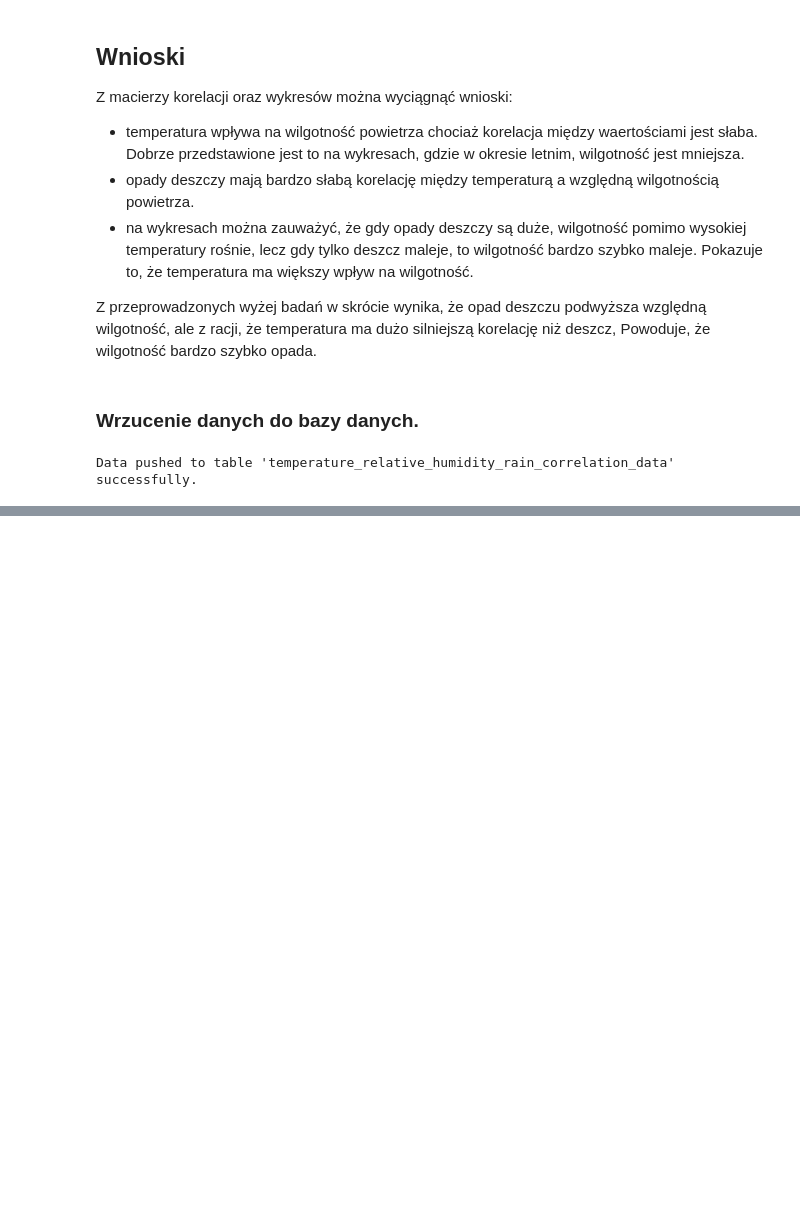
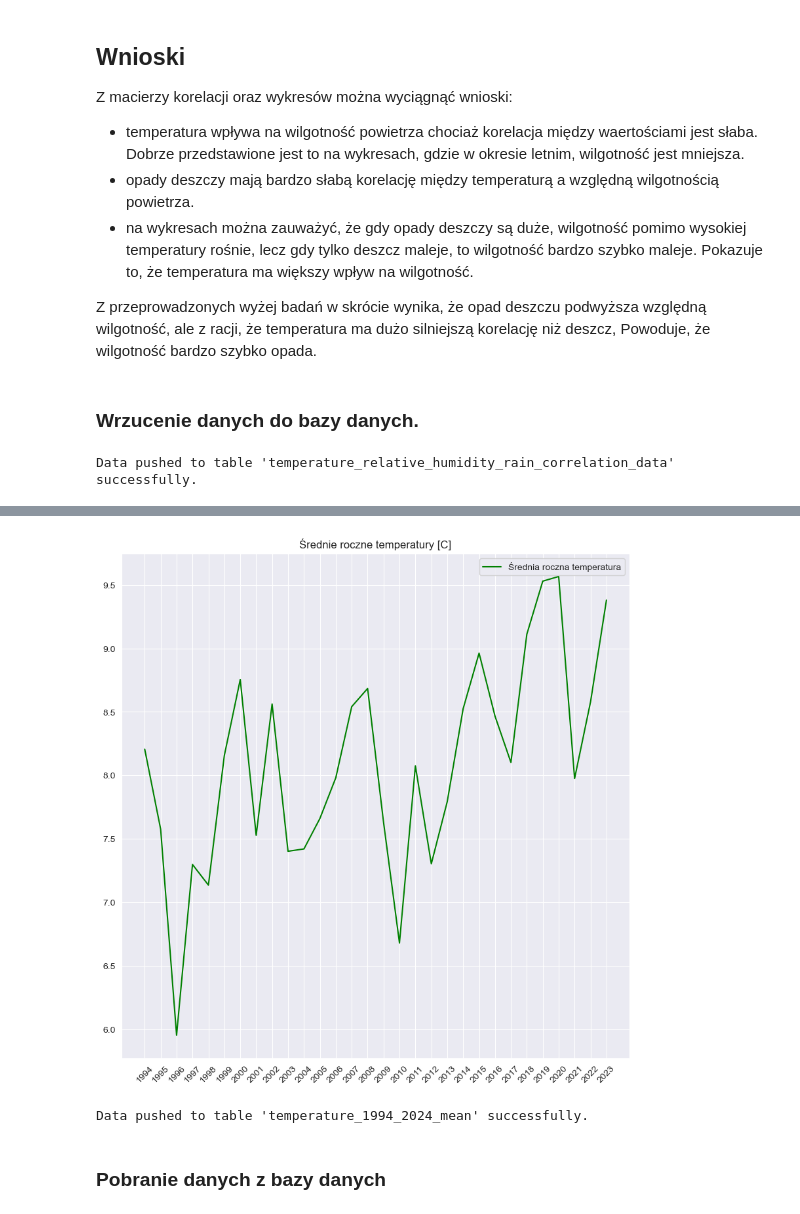
Before and after one commit to SCRE4MIE/SiAwP_BiZD, a Jupyter notebook: projekt/projekt.ipynb, the cells around one changed output, grey strips where cells are left out. Cells and saved outputs as stored; diff of their text form; code cells hidden in the pictures; blank space fills up the shorter version.

```diff
--- a/projekt/projekt.ipynb
+++ b/projekt/projekt.ipynb
@@ -339,0 +427,23 @@ Data pushed to table 'temperature_relative_humidity_rain_correlation_data' succe
+# %%
+mean_temperatures_by_year = hourly_dataframe.groupby(df['date'].dt.year)['temperature_2m'].mean().reset_index()
+
+plt.figure(figsize=(10,10))
+plt.tight_layout()
+
+plt.plot(mean_temperatures_by_year['date'], mean_temperatures_by_year['temperature_2m'], color='green', label='Średnia roczna temperatura')
+plt.title('Średnie roczne temperatury [C]')
+plt.xticks(x, rotation=45)
+plt.legend()
+plt.show()
+# %% [output]
+[figure, added]
+# %%
+engine = create_engine(f'postgresql://{DATABASE["user"]}:{DATABASE["password"]}@{DATABASE["host"]}:{DATABASE["port"]}/{DATABASE["database"]}')
+table_name = 'temperature_1994_2024_mean'
+
+mean_temperatures_by_year.to_sql(table_name, engine, index=True, if_exists='replace')
+print(f"Data pushed to table '{table_name}' successfully.")
+# %% [output]
+Data pushed to table 'temperature_1994_2024_mean' successfully.
+# %% [markdown]
+### Pobranie danych z bazy danych
```
Also changed, not shown: parts of 8 cells of this notebook.
